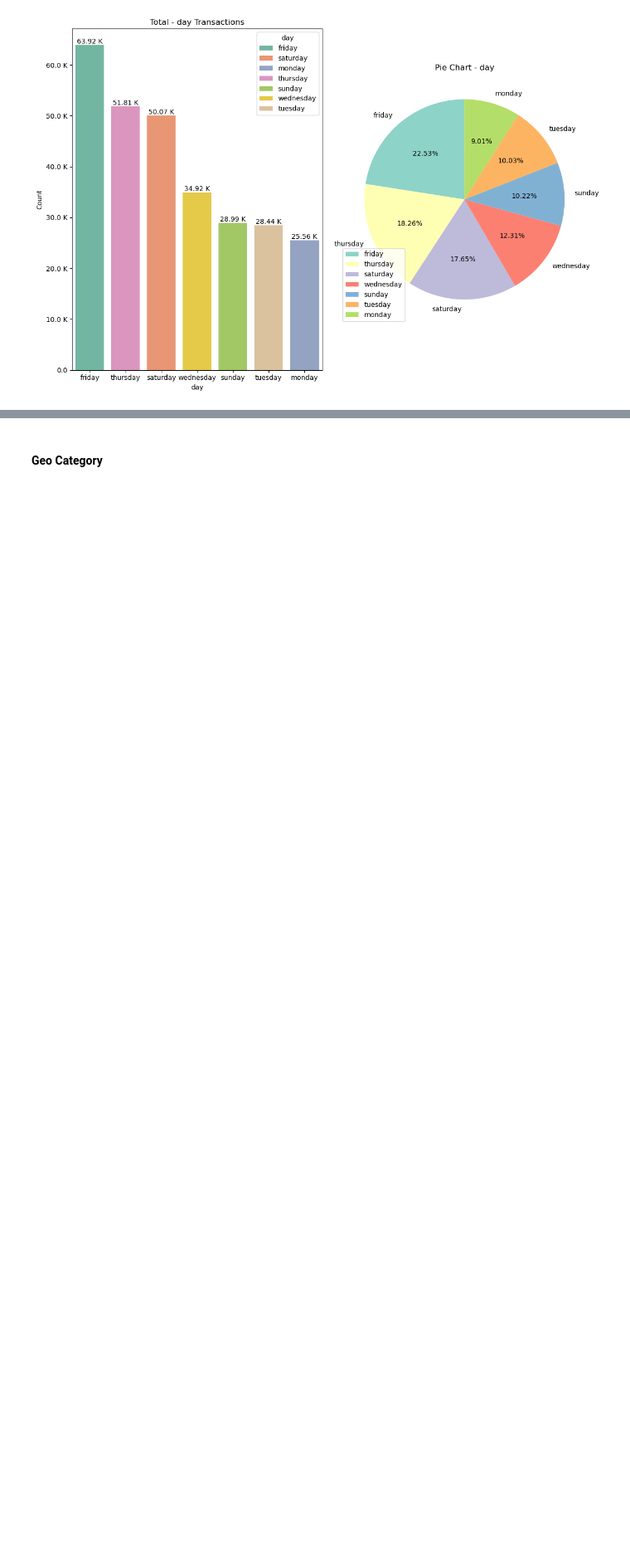
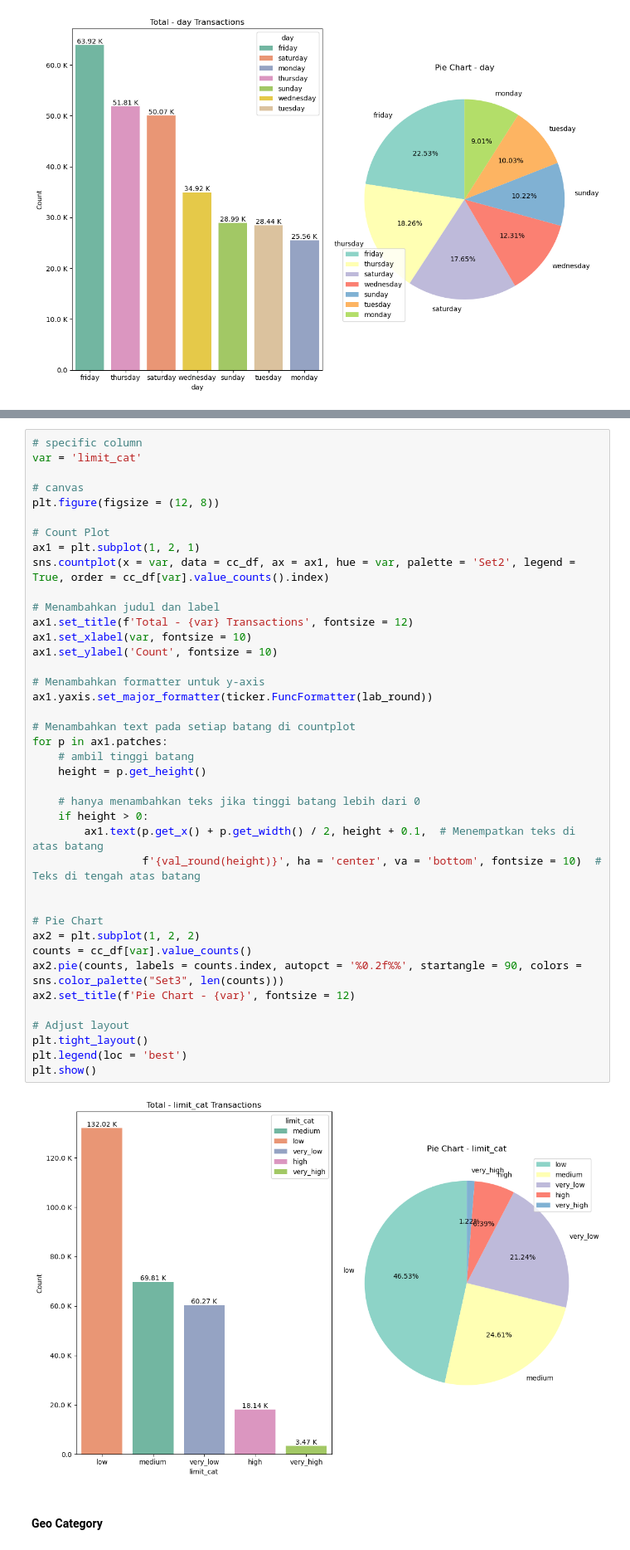
Before and after one commit to Pra5etya/Credit-Card-Fraud-Transactions, a Jupyter notebook: etl/data_exploration.ipynb, the cells around one changed output, grey strips where cells are left out. Shown at 83% size. Drawn from its saved outputs; the diff is of its cells as text; blank space fills up the shorter version.

```diff
--- a/etl/data_exploration.ipynb
+++ b/etl/data_exploration.ipynb
@@ -1026,3 +1030,45 @@ plt.show()
+# %%
+# specific column
+var = 'limit_cat'
+
+# canvas
+plt.figure(figsize = (12, 8))
+
+# Count Plot
+ax1 = plt.subplot(1, 2, 1)
+sns.countplot(x = var, data = cc_df, ax = ax1, hue = var, palette = 'Set2', legend = True, order = cc_df[var].value_counts().index)
+
+# Menambahkan judul dan label
+ax1.set_title(f'Total - {var} Transactions', fontsize = 12)
+ax1.set_xlabel(var, fontsize = 10)
+ax1.set_ylabel('Count', fontsize = 10)
+
+# Menambahkan formatter untuk y-axis
+ax1.yaxis.set_major_formatter(ticker.FuncFormatter(lab_round))
+
+# Menambahkan text pada setiap batang di countplot
+for p in ax1.patches:
+    # ambil tinggi batang
+    height = p.get_height()
+
+    # hanya menambahkan teks jika tinggi batang lebih dari 0
+    if height > 0:
+        ax1.text(p.get_x() + p.get_width() / 2, height + 0.1,  # Menempatkan teks di atas batang
+                 f'{val_round(height)}', ha = 'center', va = 'bottom', fontsize = 10)  # Teks di tengah atas batang
+
+
+# Pie Chart
+ax2 = plt.subplot(1, 2, 2)
+counts = cc_df[var].value_counts()
+ax2.pie(counts, labels = counts.index, autopct = '%0.2f%%', startangle = 90, colors = sns.color_palette("Set3", len(counts)))
+ax2.set_title(f'Pie Chart - {var}', fontsize = 12)
+
+# Adjust layout
+plt.tight_layout()
+plt.legend(loc = 'best')
+plt.show()
+# %% [output]
+[figure, added]
 # %% [markdown]
 #### Geo Category
 # %%
```
Also changed, not shown: parts of 30 cells of this notebook, 2 other files.
